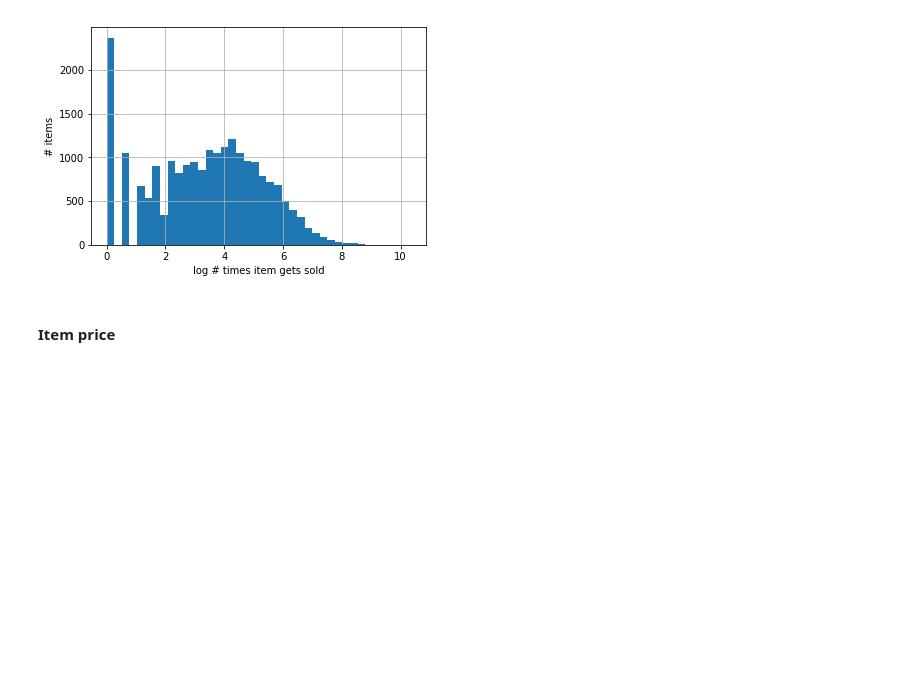
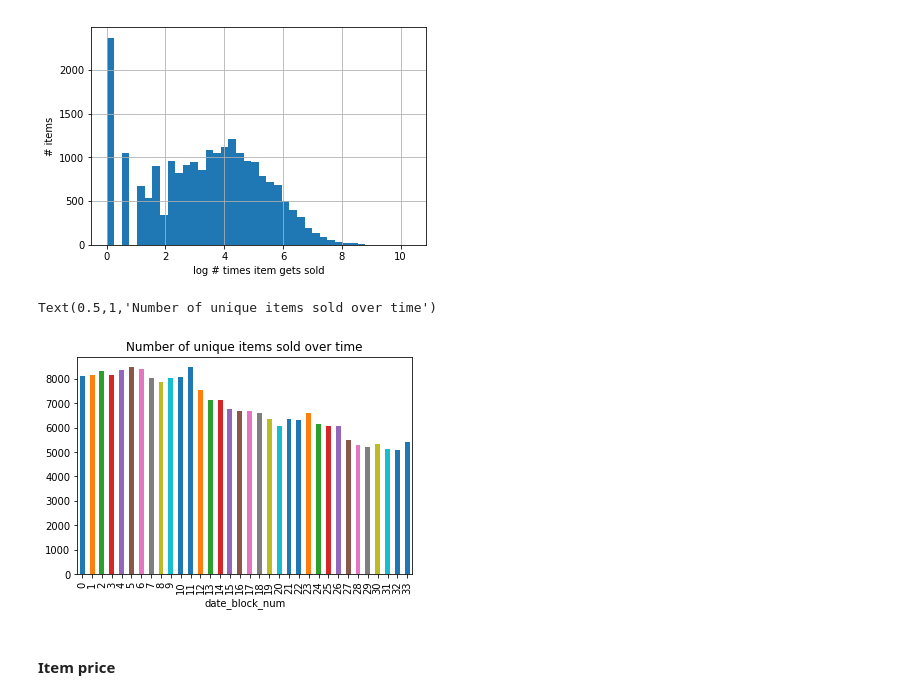
Before and after one commit to JojoYY/Coursera_Kaggle_Project, a Jupyter notebook: EDA_separate_data.ipynb, the cells around one changed output. Cells and saved outputs as stored; diff of their text form; code cells hidden in the pictures; blank space fills up the shorter version.

```diff
--- a/EDA_separate_data.ipynb
+++ b/EDA_separate_data.ipynb
@@ -124,6 +219,12 @@ plt.ylabel('# items')
 plt.show()
 # %% [output]
 [figure]
+# %%
+sales_clean.groupby('date_block_num')['item_id'].nunique().plot(kind='bar');
+plt.title('Number of unique items sold over time')
+# %% [output]
+Text(0.5,1,'Number of unique items sold over time')
+[figure, added]
 # %% [markdown]
 #### Item price
 # %%
```
Also changed, not shown: parts of 43 cells of this notebook, 1 other file.
